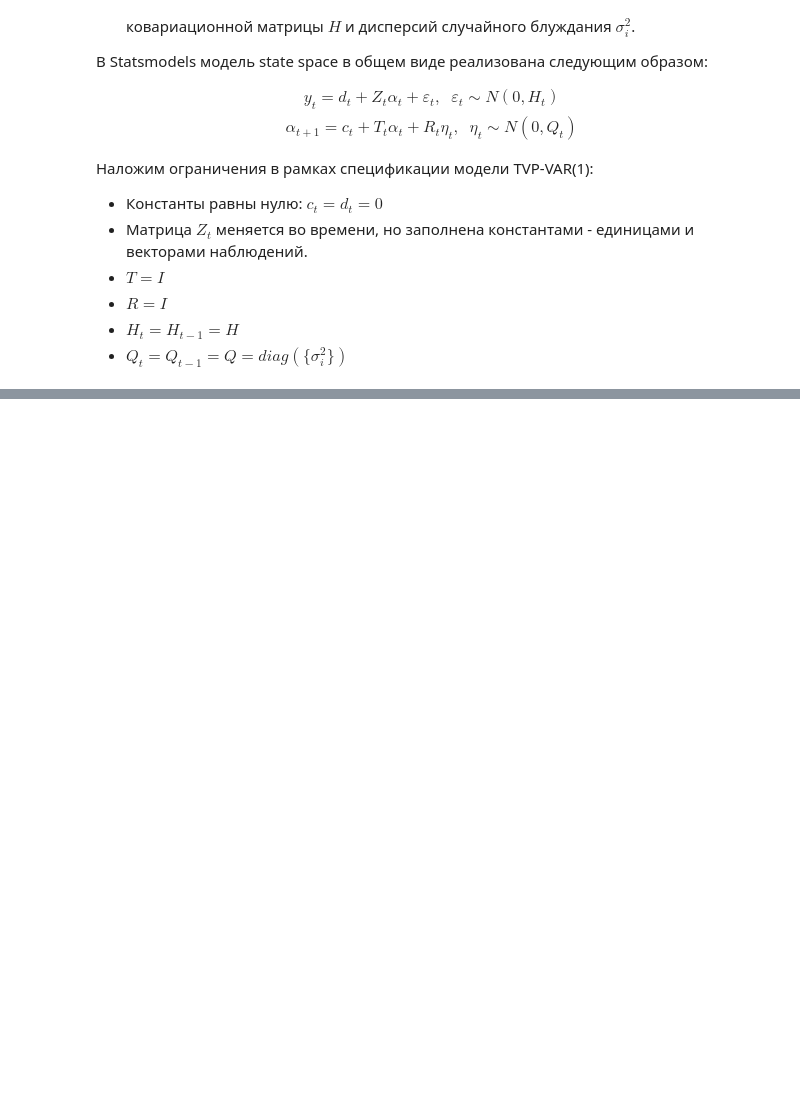
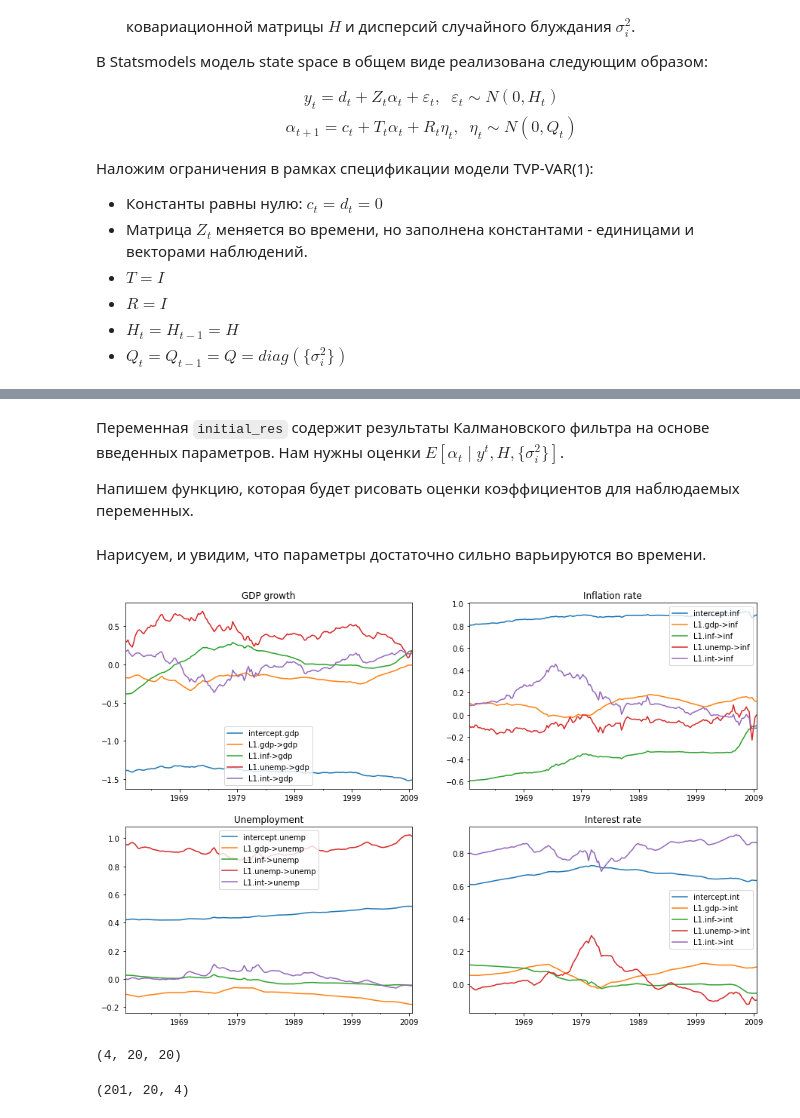
Before and after one commit to darkmetrics/usdrub, a Jupyter notebook: code/Model.ipynb, the cells around one changed output, grey strips where cells are left out. Drawn from its saved outputs; the diff is of its cells as text; code cells hidden in the pictures; blank space fills up the shorter version.

```diff
--- a/code/Model.ipynb
+++ b/code/Model.ipynb
@@ -351,0 +459,12 @@ end: 20
+# %%
+initial_obs_cov = np.cov(y.T)
+initial_state_cov_diag = [0.01] * mod.k_states
+
+# обновим H, Q
+mod.update_variances(initial_obs_cov, initial_state_cov_diag)
+
+# запустим фильтрацию по Калману и сглаживание
+# (the [] is just an empty list that in some models might contain
+# additional parameters. Here, we don't have any additional parameters
+# so we just pass an empty list)
+initial_res = mod.smooth([])
@@ -351,0 +507,45 @@ end: 20
+# %% [markdown]
+Переменная `initial_res` содержит результаты Калмановского фильтра на основе введенных параметров. Нам нужны оценки $E[\alpha_t \; | \; y^t, H, \{ \sigma^2_i\}]$.
+
+Напишем функцию, которая будет рисовать оценки коэффициентов для наблюдаемых переменных.
+# %%
+def plot_coefficients_by_equation(states):
+    fig, axes = plt.subplots(2, 2, figsize=(15, 10))
+
+    # мы определили Z_t так, что первые 5 элементов вектора состояния
+    # относятся к первой переменной в y_t, то есть GDP growth
+    ax = axes[0, 0]
+    states.iloc[:, :5].plot(ax=ax)
+    ax.set_title('GDP growth')
+    ax.legend()
+
+    ax = axes[0, 1]
+    states.iloc[:, 5:10].plot(ax=ax)
+    ax.set_title('Inflation rate')
+    ax.legend()
+
+    ax = axes[1, 0]
+    states.iloc[:, 10:15].plot(ax=ax)
+    ax.set_title('Unemployment')
+    ax.legend()
+
+    ax = axes[1, 1]
+    states.iloc[:, 15:20].plot(ax=ax)
+    ax.set_title('Interest rate')
+    ax.legend()
+
+    return ax
+# %% [markdown]
+Нарисуем, и увидим, что параметры достаточно сильно варьируются во времени.
+# %%
+plot_coefficients_by_equation(initial_res.states.smoothed);
+# %% [output]
+[figure, added]
+# %%
+np.dot(mod['design'], initial_res.states.smoothed).shape
+# %% [output]
+(4, 20, 20)
+# %%
+mod['design'].T.shape
+# %% [output]
+(201, 20, 4)
```
Also changed, not shown: parts of 51 cells of this notebook, 4 other files.
